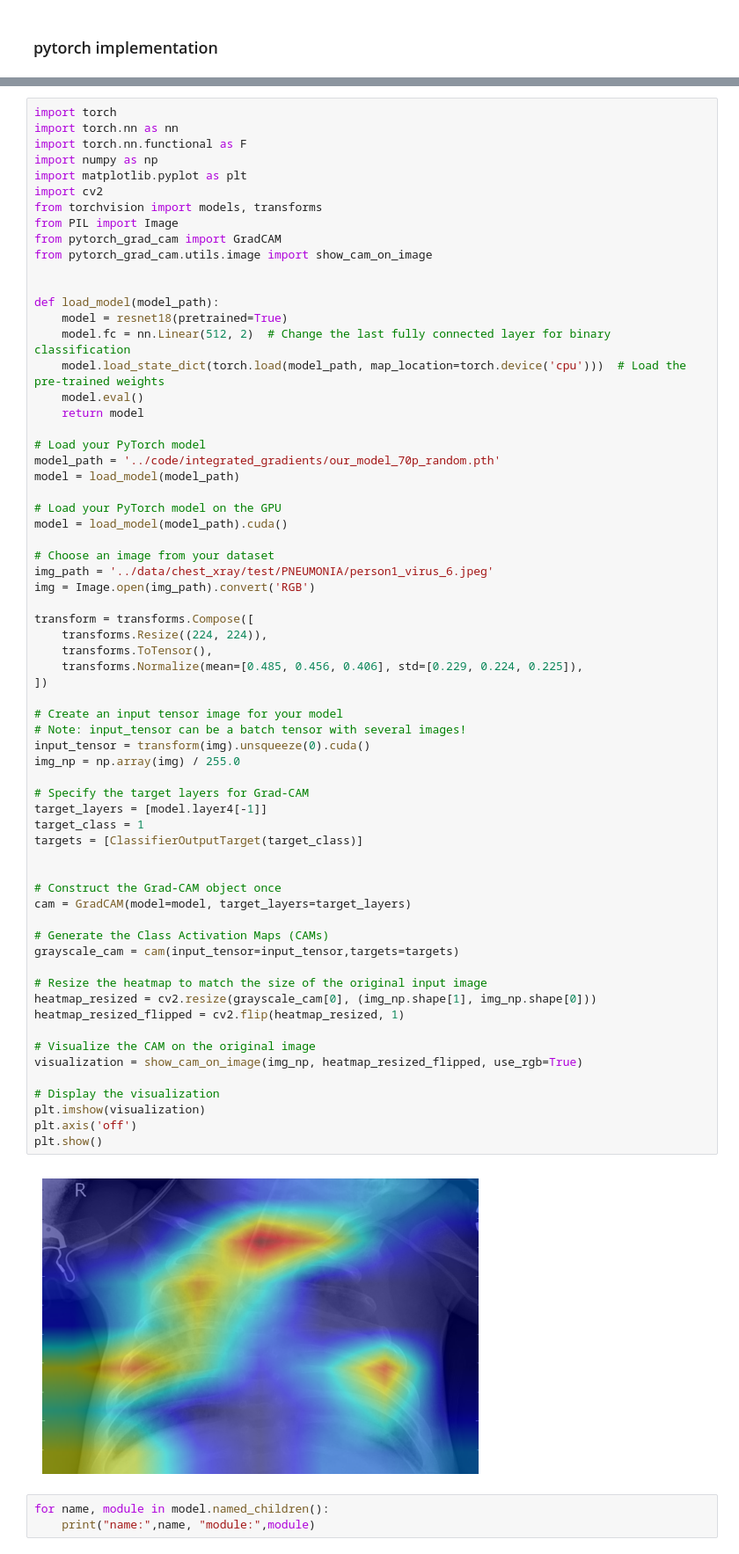
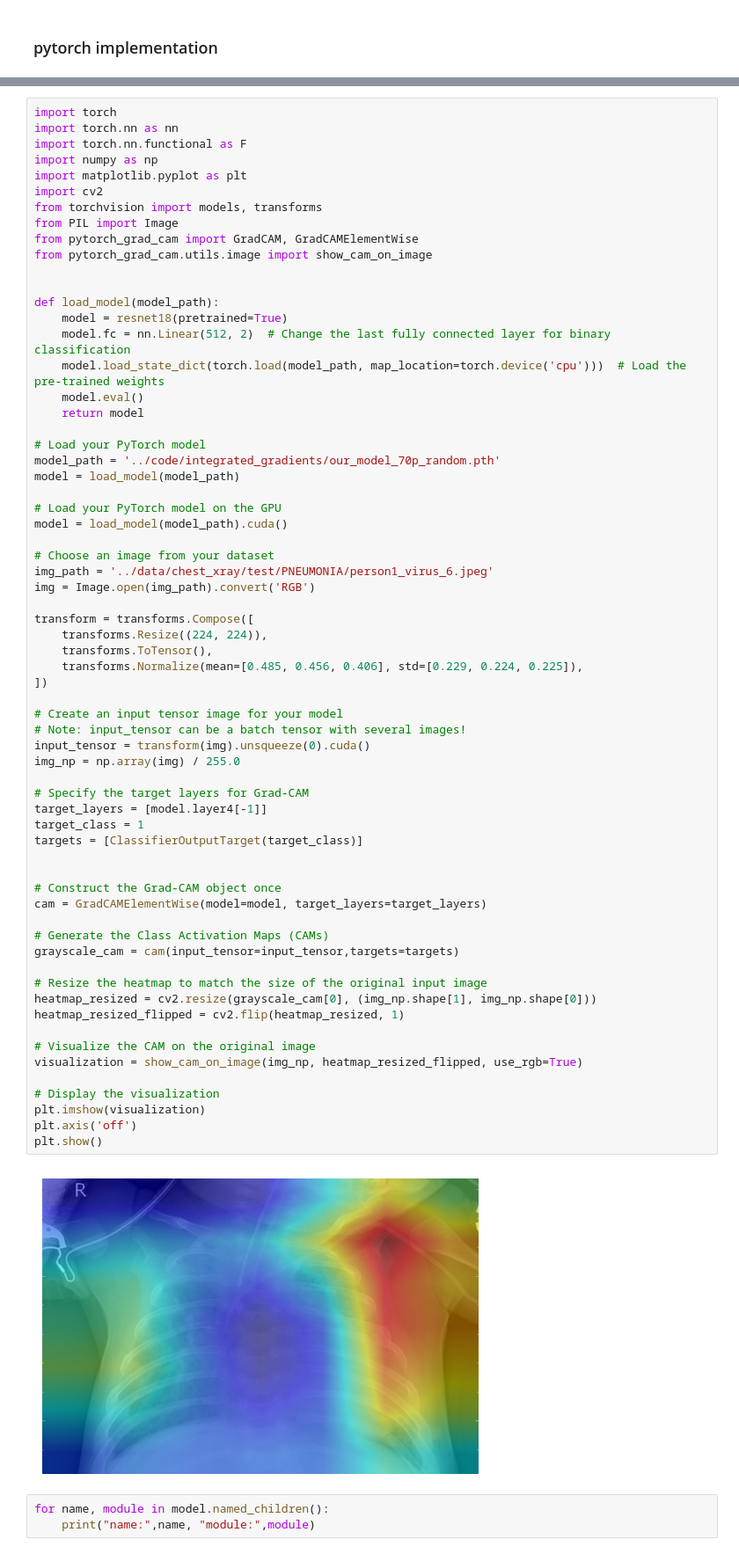
Before and after one commit to rkoonireddy/ML4H, a Jupyter notebook: Project1/code/Part2Task4.ipynb, the cells around one changed output, grey strips where cells are left out. Shown at 88% size. Cells and saved outputs as stored; diff of their text form.

Commit message:
gradcam fixed final pytorch - test with gradcam element wise

```diff
--- a/Project1/code/Part2Task4.ipynb
+++ b/Project1/code/Part2Task4.ipynb
@@ -180,7 +180,7 @@ import matplotlib.pyplot as plt
 import cv2
 from torchvision import models, transforms
 from PIL import Image
-from pytorch_grad_cam import GradCAM
+from pytorch_grad_cam import GradCAM, GradCAMElementWise
 from pytorch_grad_cam.utils.image import show_cam_on_image
 
 
@@ -209,35 +209,35 @@ transform = transforms.Compose([
 ])
 
 # Create an input tensor image for your model
 # Note: input_tensor can be a batch tensor with several images!
 input_tensor = transform(img).unsqueeze(0).cuda()
 img_np = np.array(img) / 255.0
 
 # Specify the target layers for Grad-CAM
 target_layers = [model.layer4[-1]]
 target_class = 1
 targets = [ClassifierOutputTarget(target_class)]
 
 
 # Construct the Grad-CAM object once
-cam = GradCAM(model=model, target_layers=target_layers)
+cam = GradCAMElementWise(model=model, target_layers=target_layers)
 
 # Generate the Class Activation Maps (CAMs)
 grayscale_cam = cam(input_tensor=input_tensor,targets=targets)
 
 # Resize the heatmap to match the size of the original input image
 heatmap_resized = cv2.resize(grayscale_cam[0], (img_np.shape[1], img_np.shape[0]))
 heatmap_resized_flipped = cv2.flip(heatmap_resized, 1)
 
 # Visualize the CAM on the original image
 visualization = show_cam_on_image(img_np, heatmap_resized_flipped, use_rgb=True)
 
 # Display the visualization
 plt.imshow(visualization)
 plt.axis('off')
 plt.show()
 # %% [output]
-[figure, old version]
+[figure, new version]
 # %%
 for name, module in model.named_children():
     print("name:",name, "module:",module)
```
Also changed, not shown: parts of 1 cell of this notebook.
